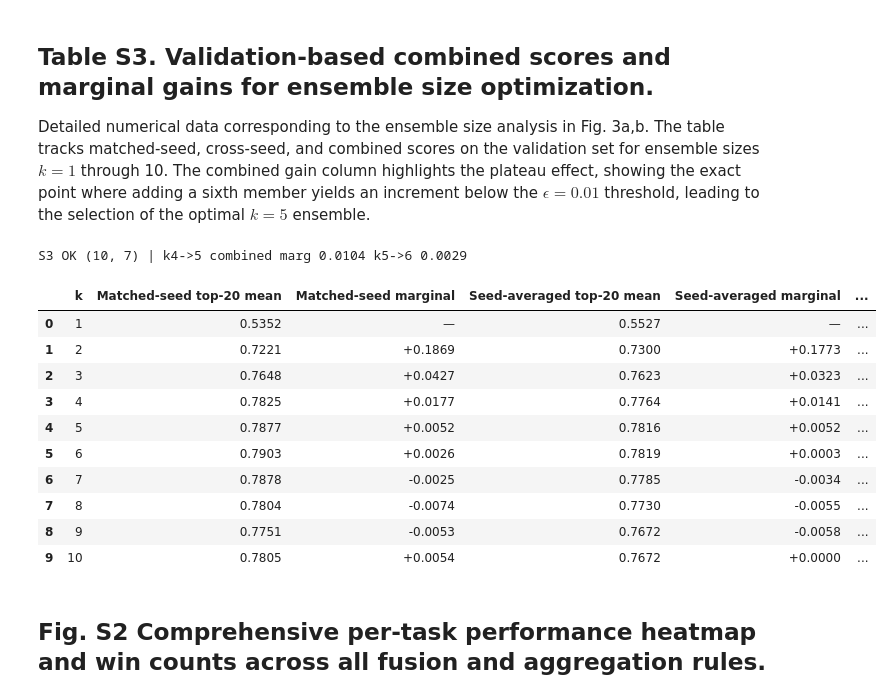
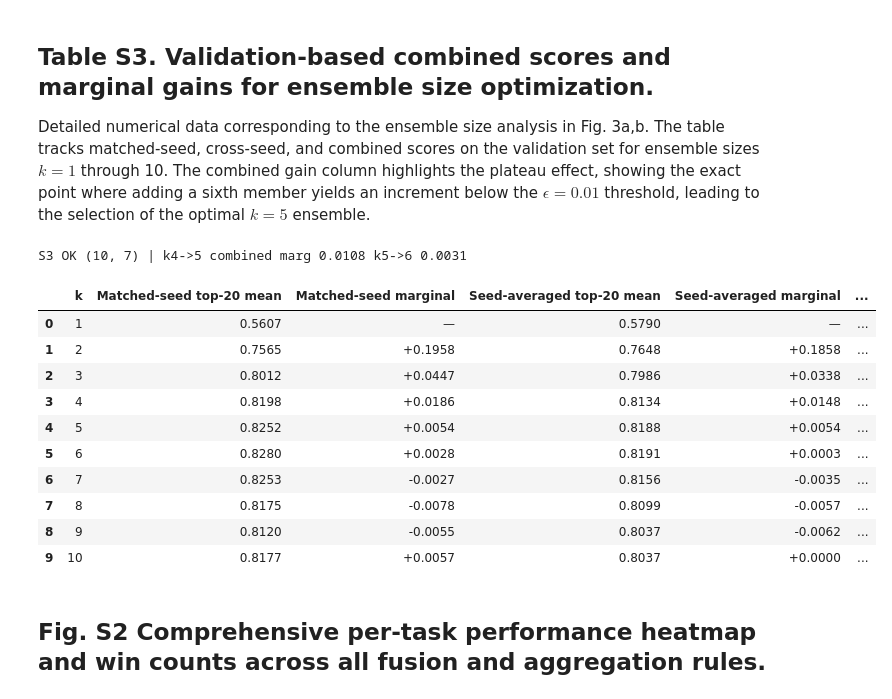
Before and after one commit to namutechteam/Tetra-Fuse, a Jupyter notebook: notebooks/32_fusion_comparison.ipynb, the cells around one changed output. Drawn from its saved outputs; the diff is of its cells as text; code cells hidden in the pictures.

```diff
--- a/notebooks/32_fusion_comparison.ipynb
+++ b/notebooks/32_fusion_comparison.ipynb
@@ -8,7 +8,7 @@
 # Every figure/table quantity is recomputed here from raw per-seed per-molecule predictions
 # (recompute_data/predictions/{model}.parquet), the per-model TDC leaderboard rankings
 # (recompute_data/leaderboards/{model}.csv, direct training outputs), the 1023-subset uniform
-# fusion sweep (recompute_data/clean_stage1_current.csv, all1023.csv), and the leaderboard
+# fusion sweep (recompute_data/all1023.csv), and the leaderboard
 # ruler (recompute_data/tdc_leaderboard_snapshot.json). Nothing below is a hard-coded result;
 # task metadata (ADMET group, training-set size, mechanism rationale) is loaded from
 # recompute_data/task_metadata.json (fixed design labels, not recomputed). assert blocks verify the recomputed numbers against the
@@ -320,22 +320,20 @@ def map_agg():
 
 # ---- ensemble-size sweep (top-20 mean per k over 1023 uniform subsets) ----
 def ksweep():
-    # clean_stage1_current.csv: the Stage-1 ensemble-size selection sweep over all 1,023
-    #   non-empty uniform-mean subsets of the 10 backbones, scored on VALIDATION only.
-    #   One row per subset; columns: k, bases (comma-joined member list),
-    #   simple_{within,cross}_{norm,rank,ntask} (uniform-mean blending).
-    #   (The file also carries legacy weighted_*/ridge_* meta-learner columns from an
-    #   earlier design; the paper uses uniform-mean only, so they are ignored here.)
+    # all1023.csv: the uniform-mean fusion sweep over all 1,023 non-empty subsets of the 10
+    #   base models, scored on both validation and the held-out TDC test split (matched-seed
+    #   'within' and seed-averaged 'cross' tracks). One row per subset; columns:
+    #   combo_key (comma-joined member list), k, {val,test}_{within,cross}, {val,test}_comb.
+    #   The ensemble-size selection uses the VALIDATION columns only (val_within/val_cross);
+    #   the test columns are the same file's source for the Figure 5 reliability scatter.
     #   Feeds Figure 3 + Table S3 (validation top-20-mean norm_score per k -> elbow at k=5).
-    #   NOTE: this is NOT a duplicate of all1023.csv - it holds validation-only scores under
-    #   several blending rules, whereas all1023.csv holds uniform val AND test scores. The
-    #   validation columns differ numerically (max abs diff ~0.038) because they come from
-    #   different scoring passes, and only all1023.csv carries the test columns Figure 4a needs.
-    s1 = pd.read_csv(f"{DATA}/clean_stage1_current.csv")
-    s1["k"] = s1.bases.apply(lambda b: len(b.split(",")))
+    #   This file is fully regenerable from the 10 predictions/*.parquet via code/make_all1023.py
+    #   (predictions -> script -> csv closure); nothing here is hard-coded.
+    s1 = pd.read_csv(f"{DATA}/all1023.csv")
+    s1["k"] = s1.combo_key.apply(lambda b: len(b.split(",")))
     def topN(col, N=20):
         return {k: round(s1[s1.k==k].nlargest(min(N,(s1.k==k).sum()), col)[col].mean(),4) for k in range(1,11)}
-    tw = topN("simple_within_norm"); tc = topN("simple_cross_norm")
+    tw = topN("val_within"); tc = topN("val_cross")
     rows = []
     for k in range(1,11):
         rows.append([k, tw[k], round(tw[k]-tw[k-1],4) if k>1 else None,
@@ -348,8 +346,8 @@ def val_test_corr():
     #   for every one of the 1,023 non-empty subsets. One row per subset; columns:
     #   combo_key (member list), k, val_within, val_cross, test_within, test_cross,
     #   val_comb, test_comb. This is the source for Figure 4a's validation->test rank
-    #   reliability scatter, which REQUIRES the test_* columns (absent from clean_stage1).
-    #   Complementary to, not a duplicate of, clean_stage1_current.csv (see ksweep()).
+    #   reliability scatter, which uses the val_* -> test_* columns of the same sweep file.
+    #   Same source as ksweep() (Figure 3); regenerable via code/make_all1023.py.
     from scipy.stats import spearmanr as _sp, kendalltau as _kt
     a = pd.read_csv(f"{DATA}/all1023.csv"); out = {}
     for name,vc,tc in [("within","val_within","test_within"),("cross","val_cross","test_cross"),("combined","val_comb","test_comb")]:
@@ -545,7 +543,7 @@ assert abs(np.mean([e["cross_norm"]  for e in _PT["t4"] if e["task"]!="Bioavaila
 assert _GT["winners"]["cross"]["mtl_dmpnn"] == 6 and _GT["winners"]["within_taskseed"]["mtl_dmpnn"] == 36
 assert abs(_GT["map_agg"]["mtl"]["map"] - 0.621) < 0.002 and abs(_GT["map_agg"]["stl"]["map"] - 0.609) < 0.002
 assert abs(_GT["corr"]["cross"]["pred_offdiag"] - 0.878) < 0.002 and abs(_GT["corr"]["within"]["pred_offdiag"] - 0.767) < 0.002
-assert abs(_GT["ksweep"][4][1] - 0.7877) < 0.002 and abs(_GT["ksweep"][3][1] - 0.7825) < 0.002
+assert abs(_GT["ksweep"][4][1] - 0.8252) < 0.002 and abs(_GT["ksweep"][3][1] - 0.8198) < 0.002
 assert abs(_GT["best_single"]["cross"]["mean_rank"] - 5.476) < 0.01 and abs(_GT["best_single"]["within"]["mean_rank"] - 8.429) < 0.01
 assert len(_PT["t1"]) == 21 and len(_PT["t3"]) == 21 and len(_PT["t4"]) == 22
 
@@ -841,43 +839,43 @@ Detailed numerical data corresponding to the ensemble size analysis in Fig. 3a,b
 # %%
 # --- Table S3: ensemble-size sweep (top-20 mean validation norm_score, both tracks + combined) ---
 # ksweep rows: [k, within_top20mean, within_marg, cross_top20mean, cross_marg]
 # Combined = matched-seed + seed-averaged (sum); the combined marginal is the basis on which
 # Figure 3b defines the k=5 elbow (k4->5 above eps=0.01, k5->6 below).
 ks=_GT["ksweep"]
 def fmt(x): return "\u2014" if x is None else f"{x:+.4f}"
 rows=[]
 for k, wtop, wmarg, ctop, cmarg in ks:
     comb_top = wtop + ctop
     comb_marg = None if (wmarg is None or cmarg is None) else (wmarg + cmarg)
     rows.append([k, f"{wtop:.4f}", fmt(wmarg), f"{ctop:.4f}", fmt(cmarg),
                  f"{comb_top:.4f}", fmt(comb_marg)])
 S3=pd.DataFrame(rows, columns=["k","Matched-seed top-20 mean","Matched-seed marginal",
                                "Seed-averaged top-20 mean","Seed-averaged marginal",
                                "Combined top-20 mean","Combined marginal"])
 register("tableS3_ksweep", S3)
-assert S3.iloc[0]["Matched-seed top-20 mean"]=="0.5352", S3.iloc[0].to_dict()
+assert S3.iloc[0]["Matched-seed top-20 mean"]=="0.5607", S3.iloc[0].to_dict()
 # combined-marginal elbow check: k4->5 above eps=0.01, k5->6 below (manuscript Figure 3 basis)
 comb_k5 = (ks[4][2]+ks[4][4])   # within_marg + cross_marg at k=5
 comb_k6 = (ks[5][2]+ks[5][4])
 assert comb_k5 > 0.01 and comb_k6 < 0.01, (comb_k5, comb_k6)
 # Combined columns consistency: combined top-20 = matched + seed-averaged
 assert abs(float(S3.iloc[4]["Combined top-20 mean"]) - (ks[4][1]+ks[4][3])) < 1e-9
 assert S3.iloc[4]["Combined marginal"]==fmt(comb_k5) and S3.iloc[5]["Combined marginal"]==fmt(comb_k6)
 assert len(S3)==10 and S3.shape[1]==7
 print("S3 OK", S3.shape, "| k4->5 combined marg", round(comb_k5,4), "k5->6", round(comb_k6,4)); S3
 # %% [output]
-S3 OK (10, 7) | k4->5 combined marg 0.0104 k5->6 0.0029
+S3 OK (10, 7) | k4->5 combined marg 0.0108 k5->6 0.0031
 |  | k | Matched-seed top-20 mean | Matched-seed marginal | Seed-averaged top-20 mean | Seed-averaged marginal | ... |
-| 0 | 1 | 0.5352 | — | 0.5527 | — | ... |
-| 1 | 2 | 0.7221 | +0.1869 | 0.7300 | +0.1773 | ... |
-| 2 | 3 | 0.7648 | +0.0427 | 0.7623 | +0.0323 | ... |
-| 3 | 4 | 0.7825 | +0.0177 | 0.7764 | +0.0141 | ... |
-| 4 | 5 | 0.7877 | +0.0052 | 0.7816 | +0.0052 | ... |
-| 5 | 6 | 0.7903 | +0.0026 | 0.7819 | +0.0003 | ... |
-| 6 | 7 | 0.7878 | -0.0025 | 0.7785 | -0.0034 | ... |
-| 7 | 8 | 0.7804 | -0.0074 | 0.7730 | -0.0055 | ... |
-| 8 | 9 | 0.7751 | -0.0053 | 0.7672 | -0.0058 | ... |
-| 9 | 10 | 0.7805 | +0.0054 | 0.7672 | +0.0000 | ... |
+| 0 | 1 | 0.5607 | — | 0.5790 | — | ... |
+| 1 | 2 | 0.7565 | +0.1958 | 0.7648 | +0.1858 | ... |
+| 2 | 3 | 0.8012 | +0.0447 | 0.7986 | +0.0338 | ... |
+| 3 | 4 | 0.8198 | +0.0186 | 0.8134 | +0.0148 | ... |
+| 4 | 5 | 0.8252 | +0.0054 | 0.8188 | +0.0054 | ... |
+| 5 | 6 | 0.8280 | +0.0028 | 0.8191 | +0.0003 | ... |
+| 6 | 7 | 0.8253 | -0.0027 | 0.8156 | -0.0035 | ... |
+| 7 | 8 | 0.8175 | -0.0078 | 0.8099 | -0.0057 | ... |
+| 8 | 9 | 0.8120 | -0.0055 | 0.8037 | -0.0062 | ... |
+| 9 | 10 | 0.8177 | +0.0057 | 0.8037 | +0.0000 | ... |
 # %% [markdown]
 ## Fig. S2 Comprehensive per-task performance heatmap and win counts across all fusion and aggregation rules.
 # %% [markdown]
```
Also changed, not shown: parts of 3 cells of this notebook, 15 other files.
